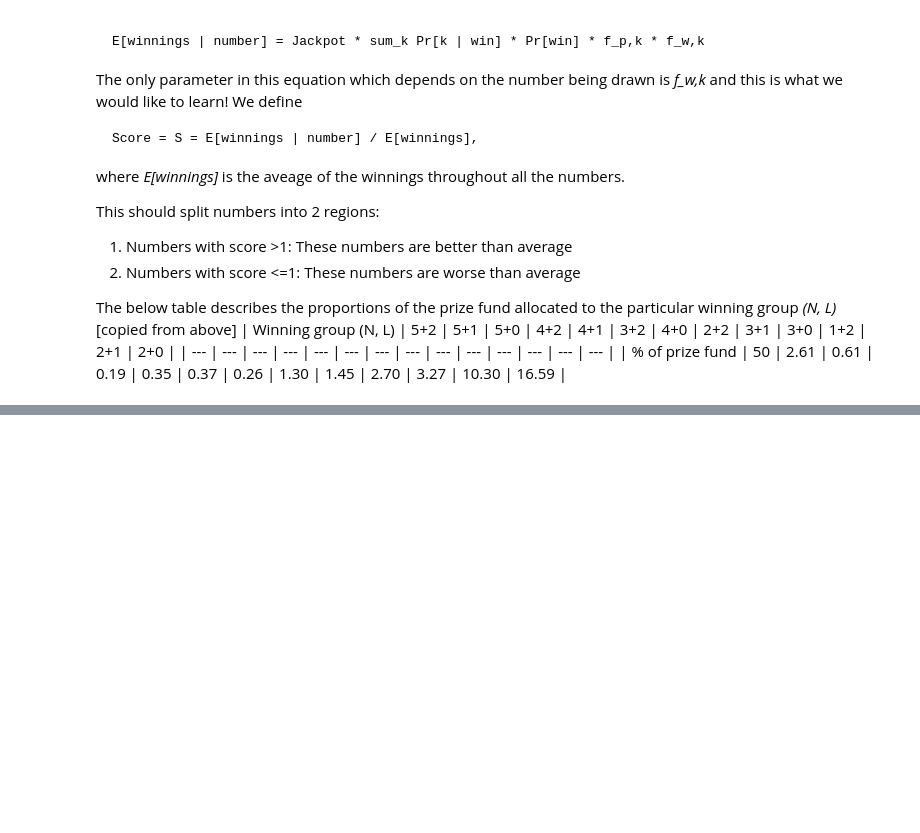
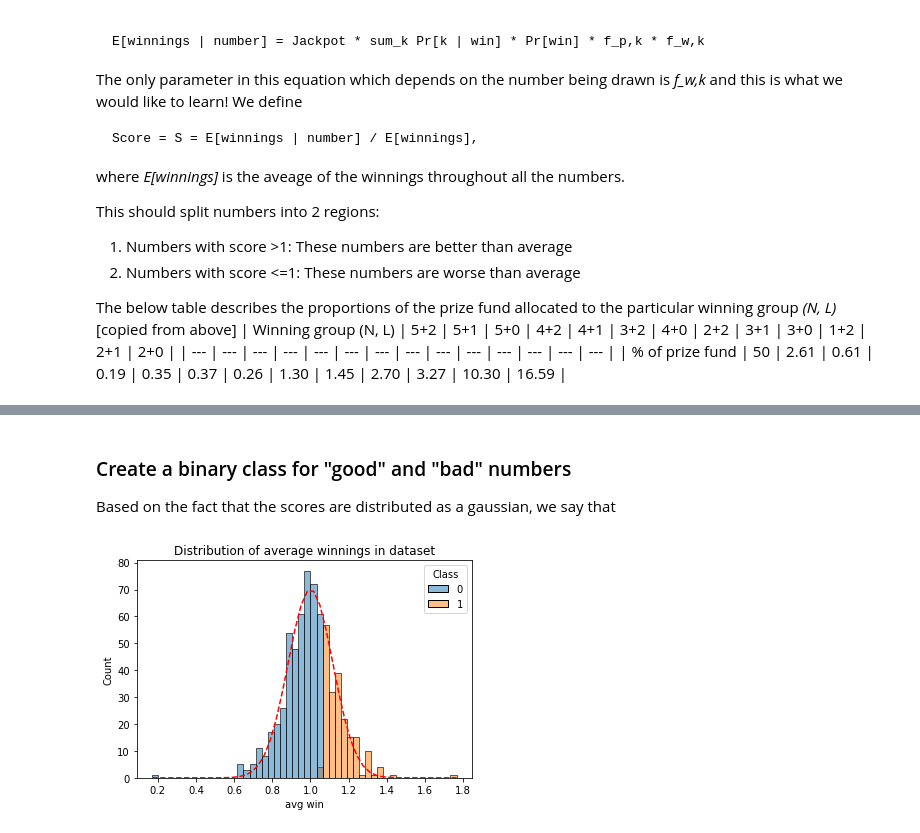
Before and after one commit to RokMedves/EuroMillions, a Jupyter notebook: euromillions.ipynb, the cells around one changed output, grey strips where cells are left out. Cells and saved outputs as stored; diff of their text form; code cells hidden in the pictures; blank space fills up the shorter version.

```diff
--- a/euromillions.ipynb
+++ b/euromillions.ipynb
@@ -416,0 +498,42 @@ euromillions
+# %% [markdown]
+### Create a binary class for "good" and "bad" numbers
+
+Based on the fact that the scores are distributed as a gaussian, we say that
+# %%
+def gen_class_from_score(df : pd.DataFrame, s : float) -> pd.DataFrame:
+    """
+    Based on the standard deviation of the scores in the
+    dataset, assign a 'Class' to each based on how many
+    standard deviations one is away from the mean
+
+    Parameters
+    ----------
+    df: pd.DataFrame
+        The DataFrame to be classified
+
+    s : float
+        The standard deviation of the
+        distribution of the 'avg win'
+        variable in the dataset df
+
+
+    Returns
+    -------
+    pd.DataFrame
+        The classified dataframe
+    """
+
+    # classify each datapoint into a good or bad data point
+    good_bad_class = df.apply(lambda row: 1 if row['avg win'] >= 1+s*0.5 else 0, axis = 1)
+    df = pd.concat([df, good_bad_class], axis = 1).rename(columns={0: 'Class'})
+
+    return df
+
+euromillions = gen_class_from_score(euromillions, coeff[2])
+
+sns.histplot(data=euromillions, x="avg win", kde=False, bins = n_bin, hue = 'Class')
+plt.plot(xx, yy, 'r--')
+plt.title("Distribution of average winnings in dataset")
+plt.show()
+# %% [output]
+[figure, added]
```
Also changed, not shown: parts of 10 cells of this notebook.
